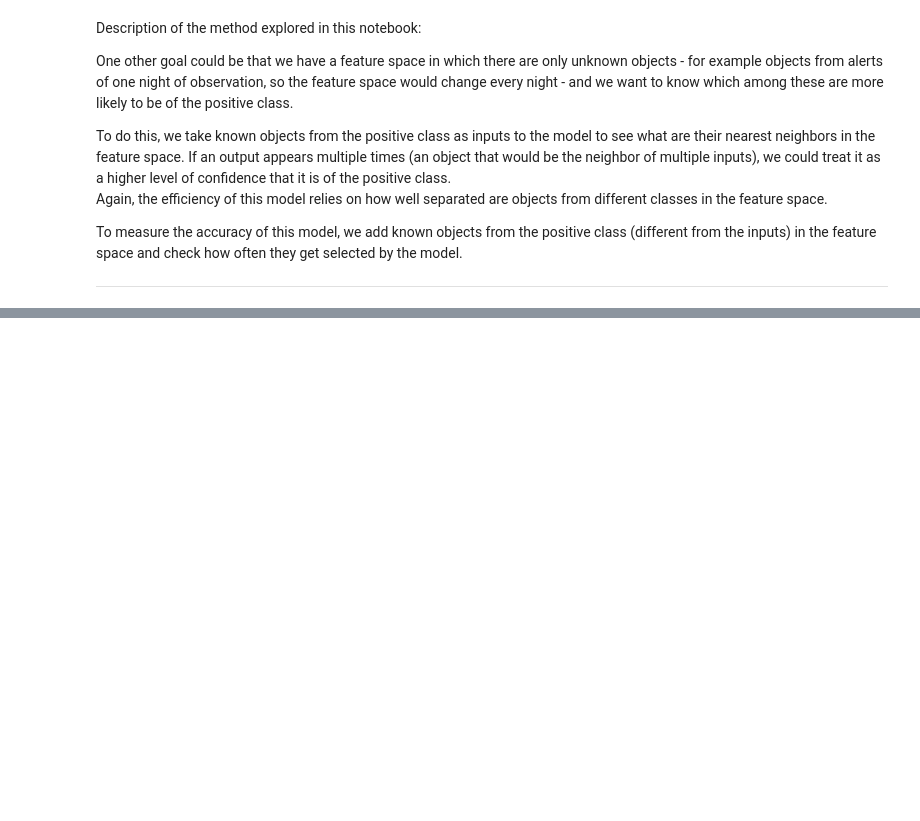
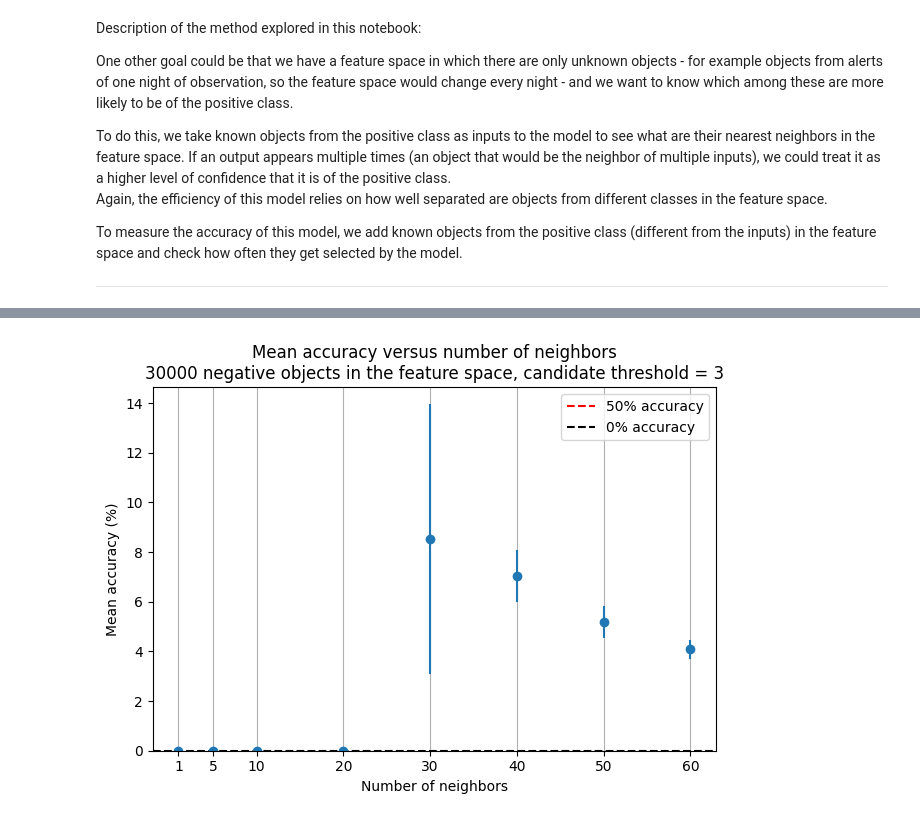
Before and after one commit to emilleishida/magnetic_cvs, a Jupyter notebook: notebooks/nearest_neighbors-method_2.ipynb, the cells around one changed output, grey strips where cells are left out. Cells and saved outputs as stored; diff of their text form; code cells hidden in the pictures; blank space fills up the shorter version.

```diff
--- a/notebooks/nearest_neighbors-method_2.ipynb
+++ b/notebooks/nearest_neighbors-method_2.ipynb
@@ -114,0 +121,4 @@ candidates
+# %%
+acc_vs_n_neigh(candidate_threshold=3, n_neighbors_list = [1, 5, 10, 20, 30, 40, 50, 60])
+# %% [output]
+[figure, added]
```
Also changed, not shown: parts of 9 cells of this notebook.
